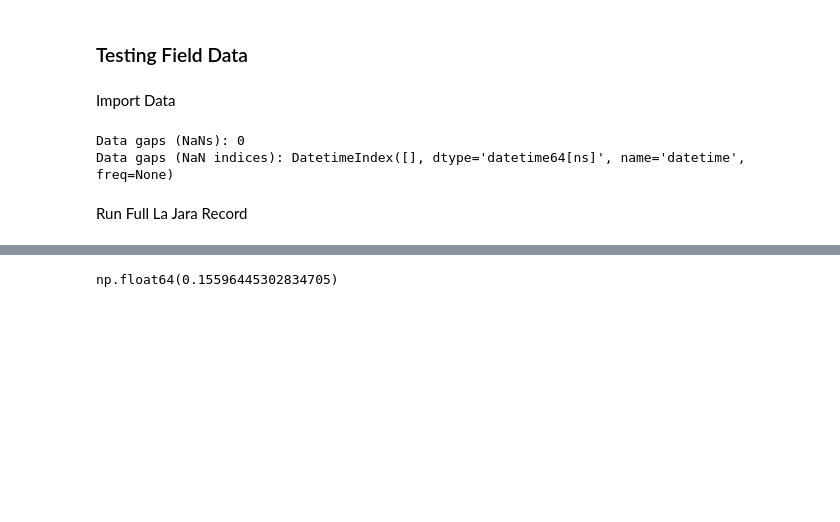
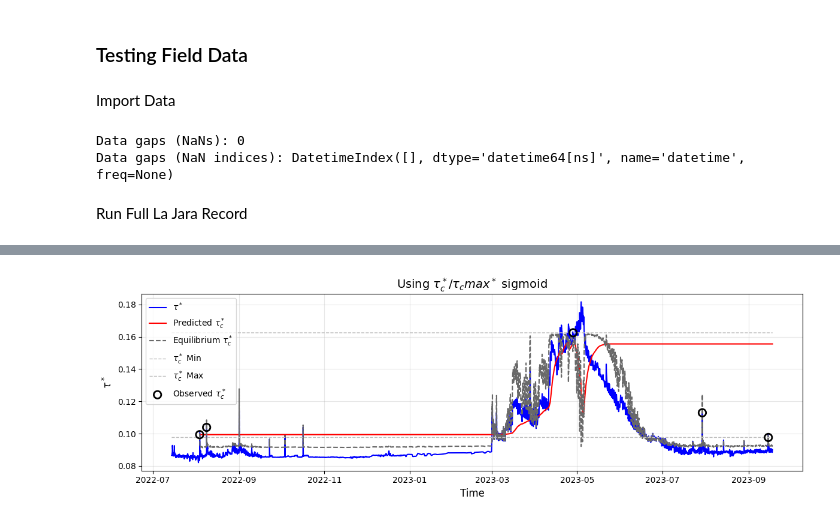
Before and after one commit to nicole-hucke/shear_stress_paper, a Jupyter notebook: antecedent_conditions/predictive_equation/predictive_model.ipynb, the cells around one changed output, grey strips where cells are left out. Cells and saved outputs as stored; diff of their text form; code cells hidden in the pictures; blank space fills up the shorter version.

```diff
--- a/antecedent_conditions/predictive_equation/predictive_model.ipynb
+++ b/antecedent_conditions/predictive_equation/predictive_model.ipynb
@@ -668,4 +866,37 @@ ValueError: x and y must have same first dimension, but have shapes (41316,) and
-# %%
-tau_eq_lajara
-# %% [output]
-np.float64(0.15596445302834705)
+# %%
+A = 0.29/1000
+B = 8.66
+# %%
+tauc_lajara, k_lajara, tau_eq_lajara, gd = evolve_tauc_max(
+    tau_star,
+    dt=15, # 15 minute timestep
+    tau_c_min=0.09,
+    tau_c_max=tauc_max_lajara,
+    event_indices=event_indices,
+    tau_c_obs=tauc_obs_lajara,
+    A = A,
+    B = B
+)
+
+tau_c_pred_series = pd.Series(tauc_lajara, index=time_to_index.index)
+tau_star_series = pd.Series(tau_star, index=time_to_index.index)
+
+fig, ax = plt.subplots(figsize=(12, 4))
+ax.plot(tau_star_series.index, tau_star_series.values, color='blue', label=r'$\tau^*$', linewidth=1.5)
+ax.plot(tau_c_pred_series.index, tau_c_pred_series.values, color='red', label=r'Predicted $\tau_c^*$', linewidth=1.5)
+ax.plot(tau_star_series.index, tau_eq_lajara, color='dimgrey', linestyle='--', label=r'Equilibrium $\tau_c^*$', linewidth=1.5)
+# horiztonal min and max lines
+ax.plot(tau_c_pred_series.index, [tauc_min_lajara]*len(tau_c_pred_series), color='silver', linestyle='--', label=r'$\tau_c^*$ Min', linewidth=1)
+ax.plot(tau_c_pred_series.index, [tauc_max_lajara]*len(tau_c_pred_series), color='silver', linestyle='--', label=r'$\tau_c^*$ Max', linewidth=1)
+ax.scatter(tauc_events.index, tauc_obs_lajara, facecolors="none", edgecolors="black", s=80, linewidth=2, label=r"Observed $\tau^*_c$", zorder=5,)
+
+ax.set_ylabel(r'$\tau^*$', fontsize=12)
+ax.set_xlabel('Time', fontsize=12)
+ax.legend()
+ax.grid(True, alpha=0.3)
+
+plt.title(r'Using $\tau_c^*$/$\tau_cmax^*$ sigmoid', fontsize=14)
+plt.tight_layout()
+plt.show()
+# %% [output]
+[figure, added]
```
Also changed, not shown: parts of 14 cells of this notebook, 10 other files.
